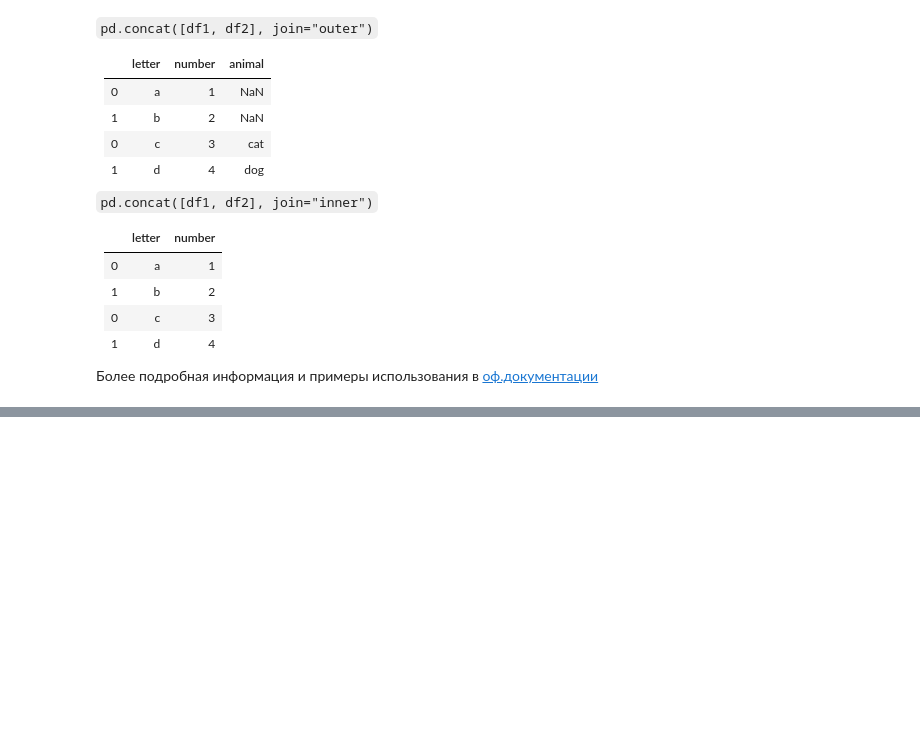
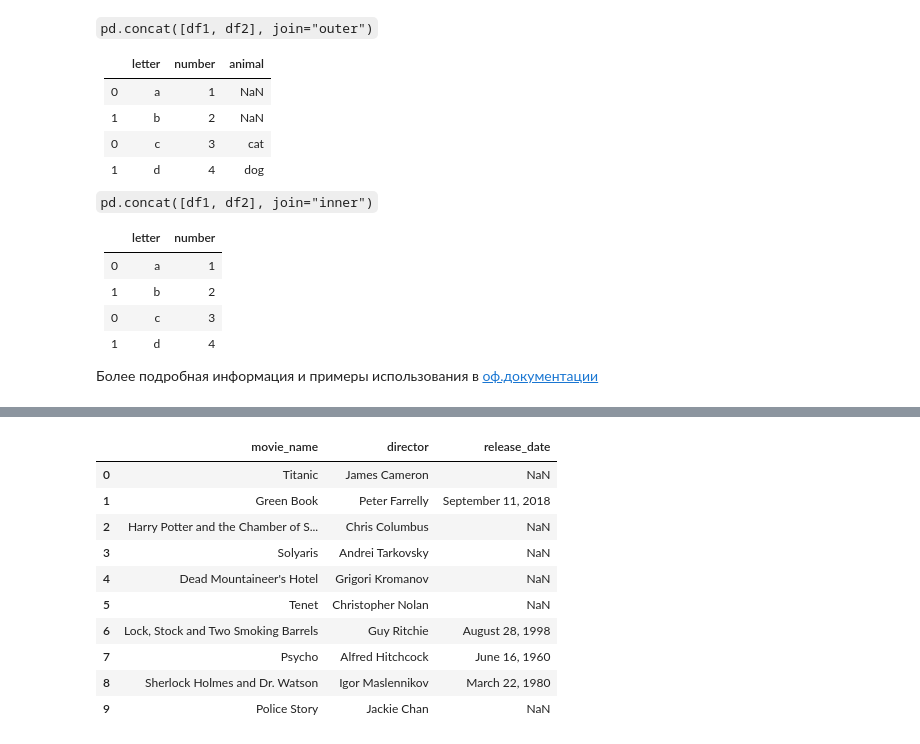
Before and after one commit to sergeymasl/pandas_cource, a Jupyter notebook: Renaming_and_Combining.ipynb, the cells around one changed output, grey strips where cells are left out. Drawn from its saved outputs; the diff is of its cells as text; code cells hidden in the pictures; blank space fills up the shorter version.

```diff
--- a/Renaming_and_Combining.ipynb
+++ b/Renaming_and_Combining.ipynb
@@ -212,0 +226,21 @@ pd.concat([series_1, series_2], axis = 1)
+# %%
+# соединим массивы с фильмами используя метод join()
+# для начала объявим столбец-ключ в правом датафрейме как индексы
+
+movie_release_index = movies_release.set_index('movie_name')
+
+# теперь объеденим (left_join)
+
+movies_director.join(movie_release_index, on = 'movie_name')
+# %% [output]
+|  | movie_name | director | release_date |
+| 0 | Titanic | James Cameron | NaN |
+| 1 | Green Book | Peter Farrelly | September 11, 2018 |
+| 2 | Harry Potter and the Chamber of S... | Chris Columbus | NaN |
+| 3 | Solyaris | Andrei Tarkovsky | NaN |
+| 4 | Dead Mountaineer's Hotel | Grigori Kromanov | NaN |
+| 5 | Tenet | Christopher Nolan | NaN |
+| 6 | Lock, Stock and Two Smoking Barrels | Guy Ritchie | August 28, 1998 |
+| 7 | Psycho | Alfred Hitchcock | June 16, 1960 |
+| 8 | Sherlock Holmes and Dr. Watson | Igor Maslennikov | March 22, 1980 |
+| 9 | Police Story | Jackie Chan | NaN |
```
Also changed, not shown: parts of 15 cells of this notebook.
